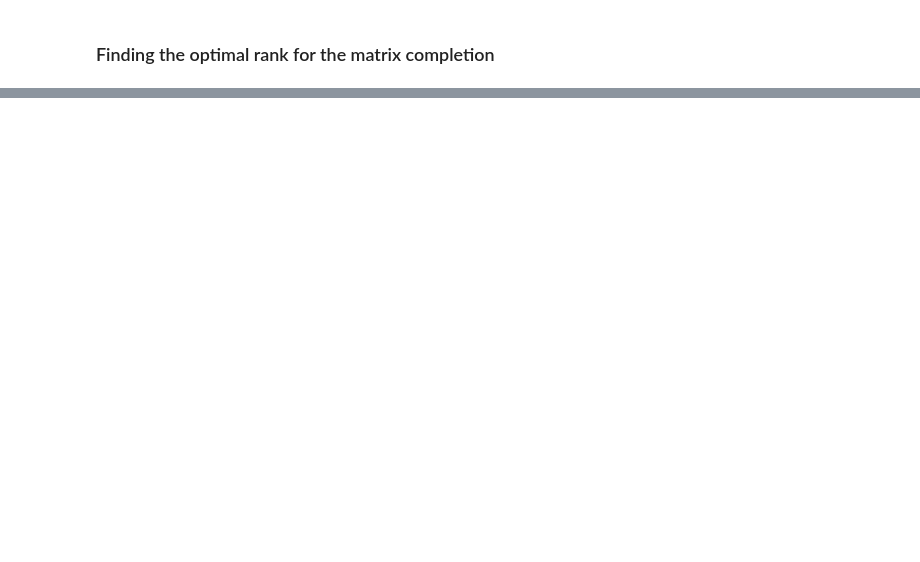
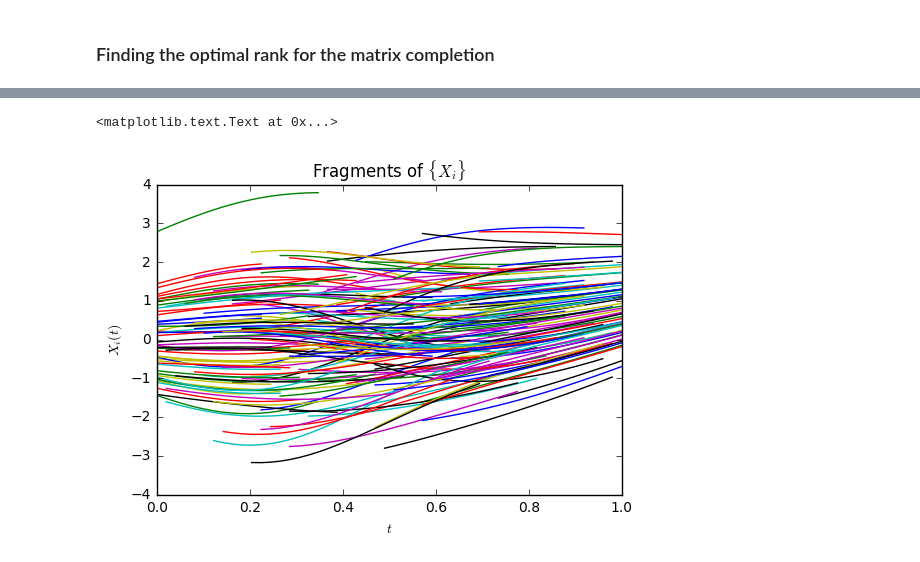
Before and after one commit to WilliamBo/MasterProject, a Jupyter notebook: CovarianceFragments.ipynb, the cells around one changed output, grey strips where cells are left out. Drawn from its saved outputs; the diff is of its cells as text; code cells hidden in the pictures; blank space fills up the shorter version.

```diff
--- a/CovarianceFragments.ipynb
+++ b/CovarianceFragments.ipynb
@@ -192,0 +242,11 @@ plt.ylabel('score')
+# %%
+bounds, bounds2 = get_bounds(delta=delta, N=N, n=n)
+# %%
+for i in range(n):
+    plt.plot(t[bounds[i][0]:bounds[i][1]],data[i][bounds[i][0]:bounds[i][1]])
+plt.title('Fragments of $\{X_i\}$')
+plt.xlabel('$t$')
+plt.ylabel('$X_i(t)$')
+# %% [output]
+<matplotlib.text.Text at 0x...>
+[figure, added]
```
Also changed, not shown: parts of 34 cells of this notebook.
